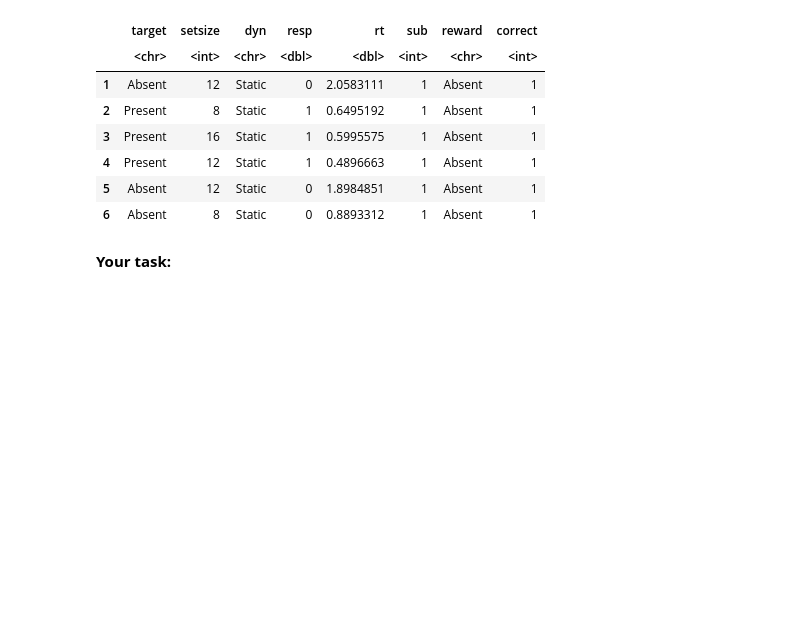
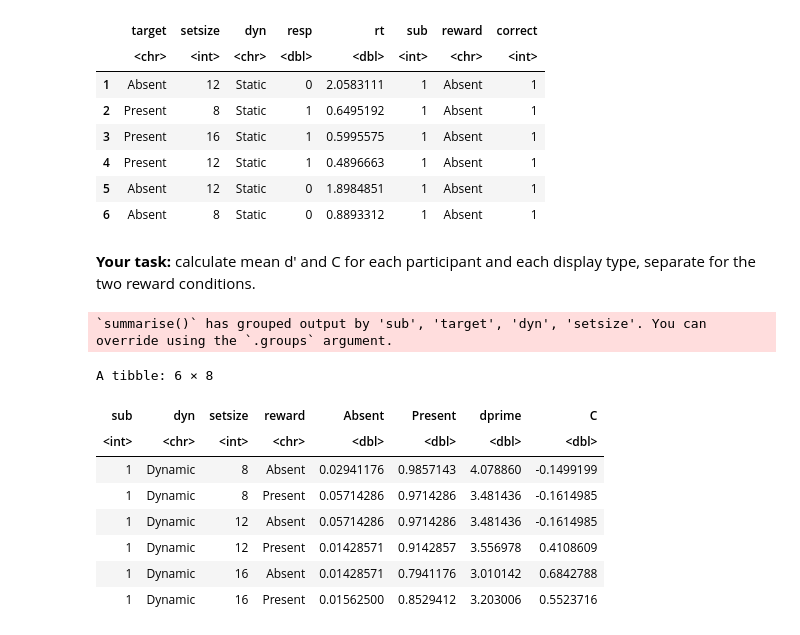
Before and after one commit to strongway/tutorial_data_science, a Jupyter notebook: lecture_2022/p4-signal_detection_with_R.ipynb, the cells around one changed output. Drawn from its saved outputs; the diff is of its cells as text; code cells hidden in the pictures; blank space fills up the shorter version.

```diff
--- a/lecture_2022/p4-signal_detection_with_R.ipynb
+++ b/lecture_2022/p4-signal_detection_with_R.ipynb
@@ -370,5 +387,3 @@ A data.frame: 6 × 8
 | 4 | Present | 12 | Static | 1 | 0.4896663 | 1 | Absent | 1 |
 | 5 | Absent | 12 | Static | 0 | 1.8984851 | 1 | Absent | 1 |
 | 6 | Absent | 8 | Static | 0 | 0.8893312 | 1 | Absent | 1 |
-# %% [markdown]
-__Your task:__
@@ -376,0 +390,23 @@ __Your task:__
+# %% [markdown]
+__Your task:__ calculate mean d' and C for each participant and each display type, separate for the two reward conditions.
+# %%
+# calculate the mean resp for each subject, target, dyn, and setsize and reward from data exp2
+mresp = exp2 %>% group_by(sub, target, dyn, setsize, reward) %>%
+        summarise(accuracy = mean(resp), n = n()) %>% ungroup() %>%
+        mutate(accuracy = ifelse(accuracy == 0, 0.5/n, accuracy)) %>%
+        mutate(accuracy = ifelse(accuracy == 1, 1-0.5/n, accuracy)) %>% #pivot_wider
+        select(-n) %>% pivot_wider(names_from = target, values_from = accuracy) %>% # calculate dprime and C
+        mutate(dprime = qnorm(Present) - qnorm(Absent), C = -0.5*(qnorm(Present) + qnorm(Absent)))
+head(mresp)
+# %% [output]
+`summarise()` has grouped output by 'sub', 'target', 'dyn', 'setsize'. You can
+override using the `.groups` argument.
+A tibble: 6 × 8
+| sub | dyn | setsize | reward | Absent | Present | dprime | C |
+| <int> | <chr> | <int> | <chr> | <dbl> | <dbl> | <dbl> | <dbl> |
+| 1 | Dynamic | 8 | Absent | 0.02941176 | 0.9857143 | 4.078860 | -0.1499199 |
+| 1 | Dynamic | 8 | Present | 0.05714286 | 0.9714286 | 3.481436 | -0.1614985 |
+| 1 | Dynamic | 12 | Absent | 0.05714286 | 0.9714286 | 3.481436 | -0.1614985 |
+| 1 | Dynamic | 12 | Present | 0.01428571 | 0.9142857 | 3.556978 | 0.4108609 |
+| 1 | Dynamic | 16 | Absent | 0.01428571 | 0.7941176 | 3.010142 | 0.6842788 |
+| 1 | Dynamic | 16 | Present | 0.01562500 | 0.8529412 | 3.203006 | 0.5523716 |
```
Also changed, not shown: parts of 5 cells of this notebook.
